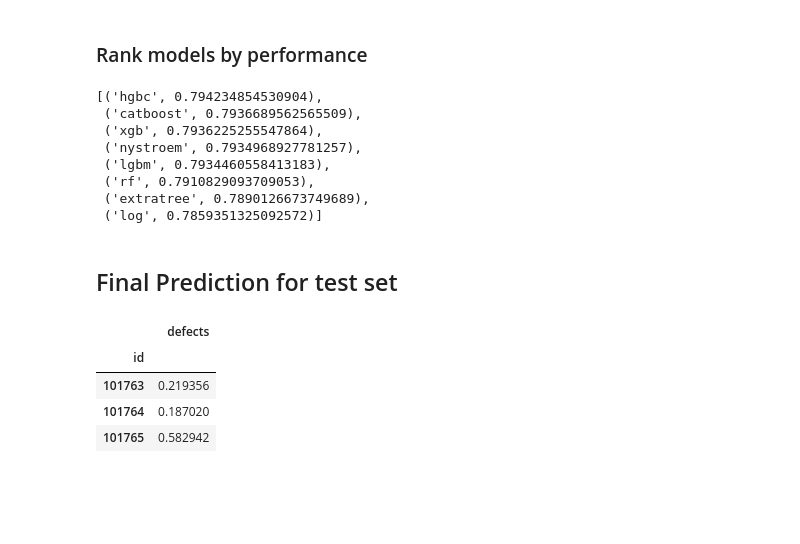
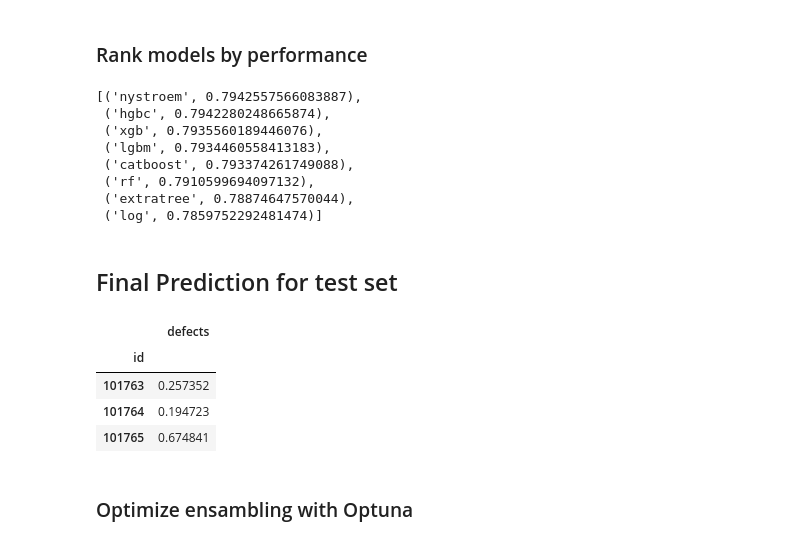
Before and after one commit to incardo/kaggle-playground, a Jupyter notebook: Binary-Classification_Software_Defects_Dataset/eda_software_defects.ipynb, the cells around one changed output. Cells and saved outputs as stored; diff of their text form; code cells hidden in the pictures; blank space fills up the shorter version.

Commit message:
Optuna ensambling building

```diff
--- a/Binary-Classification_Software_Defects_Dataset/eda_software_defects.ipynb
+++ b/Binary-Classification_Software_Defects_Dataset/eda_software_defects.ipynb
@@ -491,7 +497,7 @@ if OPTUNA:
 # %%
 class_weights = {0: 0.773, 1: 0.227}
 et_params = { 'n_estimators':549,
-              'max_depth':17,
+              'max_depth':16,
               'max_features':'auto',
               'min_samples_split':9,
               'min_samples_leaf':3,
@@ -574,16 +582,15 @@ if OPTUNA:
 # %%
-def nystroem_logistic(train_X, train_y, val_X, val_y):
+nystroem_params = {'n_components':384}
+
+def nystroem_logistic(train_X, train_y, val_X, val_y, nystroem_params):
 
     # Standardize the features (optional but recommended)
     scaler = StandardScaler()
     X_train = scaler.fit_transform(train_X)
     X_test = scaler.transform(val_X)
 
-    # Choose the number of components for the approximation
-    n_components = 100  # You can adjust this based on your dataset and computational resources
-
     # Create a Nystroem feature map
-    nystroem = Nystroem(kernel='rbf', n_components=n_components, random_state=42)
+    nystroem = Nystroem(kernel='rbf', **nystroem_params, random_state=42)
 
     # Apply the feature map to both the training and testing data
     X_train_nystroem = nystroem.fit_transform(X_train)
@@ -605,8 +612,9 @@ def nystroem_logistic(train_X, train_y, val_X, val_y):
     predictions[predictions<0]=0
     print("ROC-AUC score validation", roc_auc_score(val_y,predictions))
 
-    print(reg)
-    return predictions, reg
+    val_auc = roc_auc_score(val_y,predictions)
 
-nystroem_logistic_predictions, nystroem_logistic_model = nystroem_logistic(train_X, train_y, val_X, val_y)
+    return predictions, reg, val_auc
+
+nystroem_logistic_predictions, nystroem_logistic_model, nystroem_val_auc_fold = nystroem_logistic(train_X, train_y, val_X, val_y, nystroem_params)
 # %% [output]
@@ -920,14 +958,14 @@ val_predictions_roc = {'xgb':roc_auc_score(val_y,xgb_predictions),
 val_predictions_roc = sorted(val_predictions_roc.items(), key=lambda x:x[1],  reverse=True)
 val_predictions_roc
 # %% [output]
-[('hgbc', 0.794234854530904),
- ('catboost', 0.7936689562565509),
- ('xgb', 0.7936225255547864),
- ('nystroem', 0.7934968927781257),
+[('nystroem', 0.7942557566083887),
+ ('hgbc', 0.7942280248665874),
+ ('xgb', 0.7935560189446076),
  ('lgbm', 0.7934460558413183),
- ('rf', 0.7910829093709053),
- ('extratree', 0.7890126673749689),
- ('log', 0.7859351325092572)]
+ ('catboost', 0.793374261749088),
+ ('rf', 0.7910599694097132),
+ ('extratree', 0.78874647570044),
+ ('log', 0.7859752292481474)]
 # %% [markdown]
 ## Final Prediction for test set
 # %%
@@ -935,42 +973,50 @@ X_test = test_data.copy()
 X_test = X_test[FEATURES]
 X_test = edit_X_features(X_test)
 
 xgb_predictions = xgb_model.predict_proba(X_test)[:,1]
 rf_predictions = rf_model.predict_proba(X_test)[:,1]
 extratree_predictions = extratree_model.predict_proba(X_test)[:,1]
 
 scaler = StandardScaler()
 X_train_scaled = scaler.fit_transform(train_X.copy())
 X_test_scaled = scaler.transform(X_test.copy())
-n_components = 100  # You can adjust this based on your dataset and computational resources
+n_components = nystroem_params["n_components"]
 nystroem = Nystroem(kernel='rbf', n_components=n_components, random_state=42)
 X_train_nystroem = nystroem.fit_transform(X_train_scaled)
 X_test_nystroem = nystroem.transform(X_test_scaled)
 nystroem_logistic_predictions = nystroem_logistic_model.predict_proba(X_test_nystroem)[:,1]
 
 catbost_classifier_predictions = catboost_model.predict_proba(X_test)[:,1]
 lgbm_classifier_predictions = lgbm_model.predict_proba(X_test)[:,1]
 hgbc_classifier_predictions = hgbc_model.predict_proba(X_test)[:,1]
 
 
-final_prediction = 0.20 * xgb_predictions + \
-                   0.20 * catbost_classifier_predictions + \
-                   0.20 * nystroem_logistic_predictions + \
-                   0.15 * hgbc_classifier_predictions + \
-                   0.15 * lgbm_classifier_predictions + \
-                   0.05 * rf_predictions + \
-                   0.05 * extratree_predictions
+# final_prediction = 0.20 * xgb_predictions + \
+#                    0.15 * catbost_classifier_predictions + \
+#                    0.20 * nystroem_logistic_predictions + \
+#                    0.15 * hgbc_classifier_predictions + \
+#                    0.20 * lgbm_classifier_predictions + \
+#                    0.05 * rf_predictions + \
+#                    0.05 * extratree_predictions
+
+final_prediction = 0.05 * xgb_predictions + \
+                   0.05 * catbost_classifier_predictions + \
+                   0.90 * nystroem_logistic_predictions + \
+                   0.00  * hgbc_classifier_predictions + \
+                   0.00 * lgbm_classifier_predictions + \
+                   0.00 * rf_predictions + \
+                   0.00 * extratree_predictions
 
 #final_prediction = lgbm_classifier_predictions
 
 # Save predicted results to the competition submission format.
 submission = pd.DataFrame({'id':test_data.index, 'defects':final_prediction})
 submission = submission.set_index(keys="id")
 submission.head(3)
 # %% [output]
 |  | defects |
 | id |  |
-| 101763 | 0.219356 |
-| 101764 | 0.187020 |
-| 101765 | 0.582942 |
+| 101763 | 0.257352 |
+| 101764 | 0.194723 |
+| 101765 | 0.674841 |
 # %%
@@ -977,0 +1024,2 @@ submission.to_csv('submissions/27.ensamble_with_transf_XGB_RF_ET_CB_LB_HGBC_opti
+# %% [markdown]
+### Optimize ensambling with Optuna
```
Also changed, not shown: parts of 25 cells of this notebook, 6 other files.
